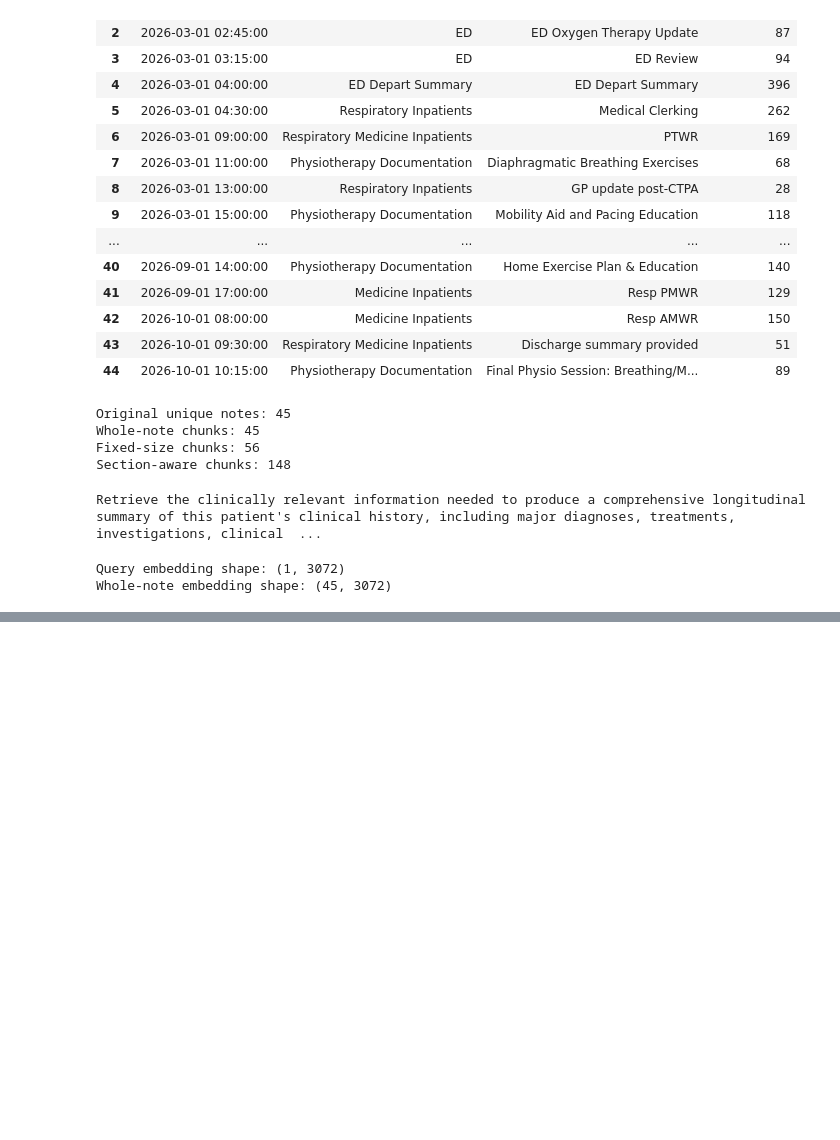
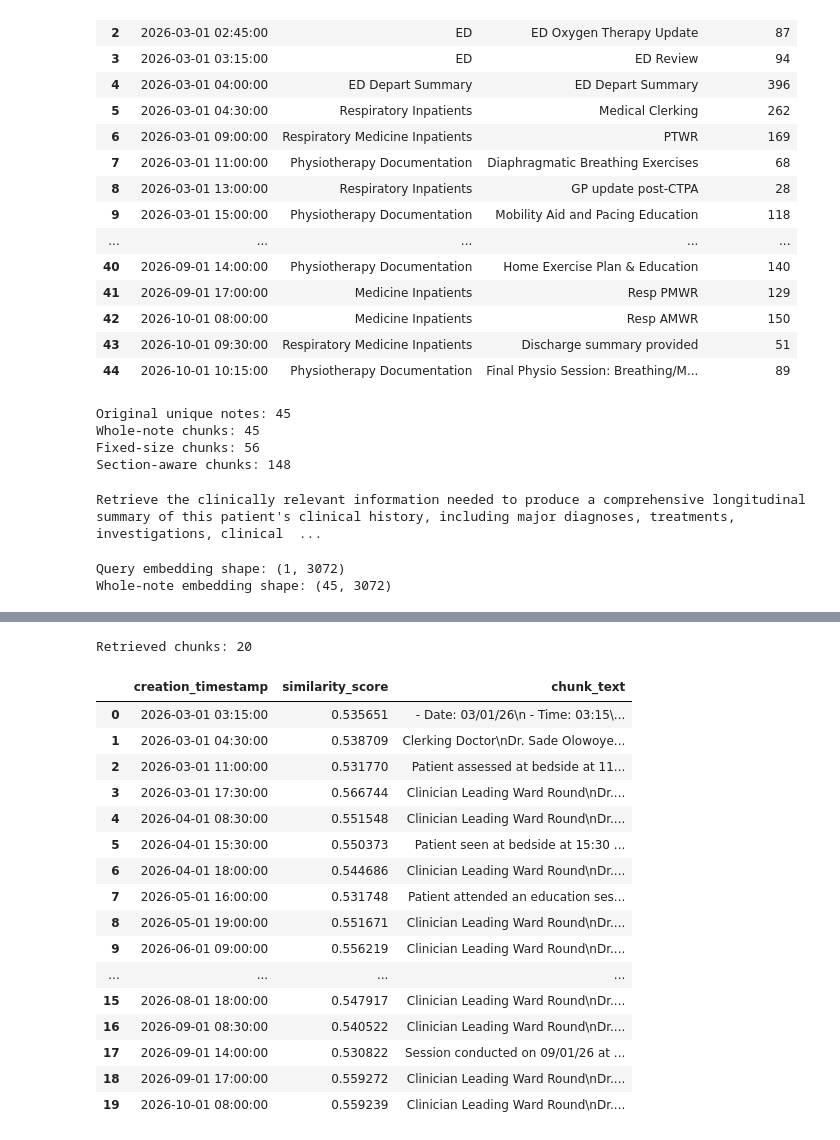
Before and after one commit to pallavi-cs-ai/clinical-summarization-eval, a Jupyter notebook: notebooks/03_workflow_2_rag_experiments.ipynb, the cells around one changed output, grey strips where cells are left out. Saved outputs shown, nothing was run; the diff lists cells and outputs as text; code cells hidden in the pictures; blank space fills up the shorter version.

```diff
--- a/notebooks/03_workflow_2_rag_experiments.ipynb
+++ b/notebooks/03_workflow_2_rag_experiments.ipynb
@@ -1835,0 +2410,33 @@ Number of ranked chunks: 45
+# %%
+# Keep exactly the 20 chunks selected by BGE,
+# but reorder them by time before longitudinal summarization.
+bge_whole_top20_chrono = (
+    bge_whole_top20
+    .sort_values("creation_timestamp")
+    .reset_index(drop=True)
+)
+
+print("Retrieved chunks:", len(bge_whole_top20_chrono))
+
+bge_whole_top20_chrono[
+    ["creation_timestamp", "similarity_score", "chunk_text"]
+]
+# %% [output]
+Retrieved chunks: 20
+|  | creation_timestamp | similarity_score | chunk_text |
+| 0 | 2026-03-01 03:15:00 | 0.535651 | - Date: 03/01/26\n - Time: 03:15\... |
+| 1 | 2026-03-01 04:30:00 | 0.538709 | Clerking Doctor\nDr. Sade Olowoye... |
+| 2 | 2026-03-01 11:00:00 | 0.531770 | Patient assessed at bedside at 11... |
+| 3 | 2026-03-01 17:30:00 | 0.566744 | Clinician Leading Ward Round\nDr.... |
+| 4 | 2026-04-01 08:30:00 | 0.551548 | Clinician Leading Ward Round\nDr.... |
+| 5 | 2026-04-01 15:30:00 | 0.550373 | Patient seen at bedside at 15:30 ... |
+| 6 | 2026-04-01 18:00:00 | 0.544686 | Clinician Leading Ward Round\nDr.... |
+| 7 | 2026-05-01 16:00:00 | 0.531748 | Patient attended an education ses... |
+| 8 | 2026-05-01 19:00:00 | 0.551671 | Clinician Leading Ward Round\nDr.... |
+| 9 | 2026-06-01 09:00:00 | 0.556219 | Clinician Leading Ward Round\nDr.... |
+| ... | ... | ... | ... |
+| 15 | 2026-08-01 18:00:00 | 0.547917 | Clinician Leading Ward Round\nDr.... |
+| 16 | 2026-09-01 08:30:00 | 0.540522 | Clinician Leading Ward Round\nDr.... |
+| 17 | 2026-09-01 14:00:00 | 0.530822 | Session conducted on 09/01/26 at ... |
+| 18 | 2026-09-01 17:00:00 | 0.559272 | Clinician Leading Ward Round\nDr.... |
+| 19 | 2026-10-01 08:00:00 | 0.559239 | Clinician Leading Ward Round\nDr.... |
```
Also changed, not shown: parts of 28 cells of this notebook, 2 other files.
